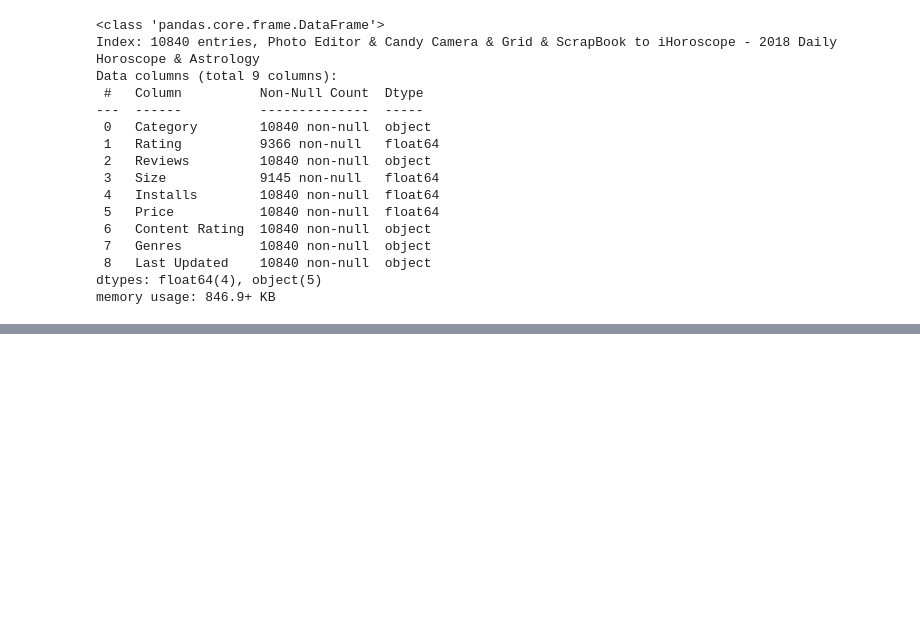
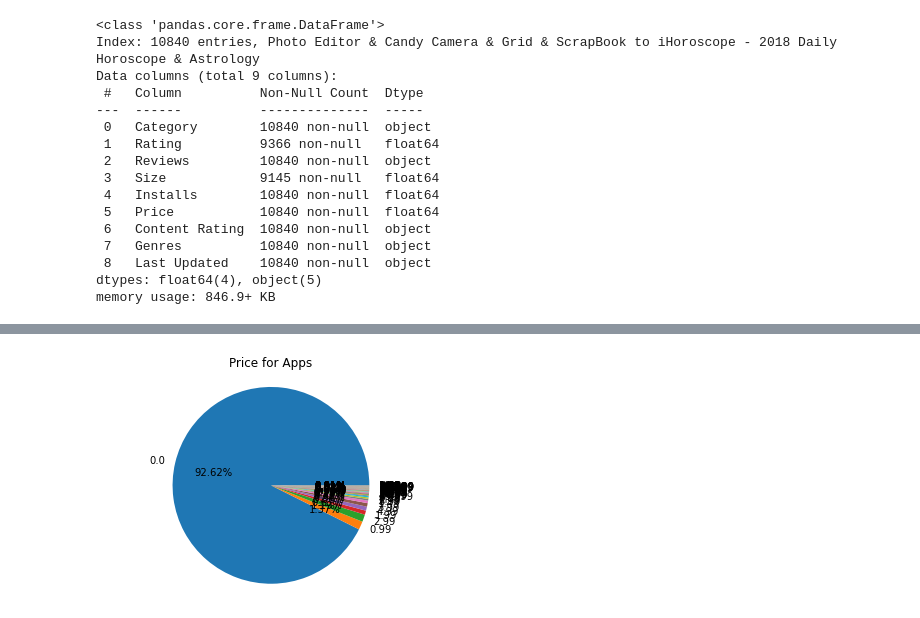
Before and after one commit to DataScience-Lab-Yonsei/8th-EDA, a Jupyter notebook: 2조/code/GooglePlayStore_EDA.ipynb, the cells around one changed output, grey strips where cells are left out. Cells and saved outputs as stored; diff of their text form; code cells hidden in the pictures; blank space fills up the shorter version.

```diff
--- a/2조/code/GooglePlayStore_EDA.ipynb
+++ b/2조/code/GooglePlayStore_EDA.ipynb
@@ -566,0 +230,11 @@ path_info[:-4]+'_preprocessed.csv'
+# %%
+# 유료 앱 비중
+price_app = ( app_info.Price.value_counts() / app_info.Price.value_counts().sum() ) * 100
+price_app.plot.pie(autopct='%1.2f%%')
+
+plt.ylabel('')
+plt.title('Price for Apps', pad = 10)
+plt.axis('equal')
+plt.show()
+# %% [output]
+[figure, added]
```
Also changed, not shown: parts of 100 cells of this notebook, 6 other files.
